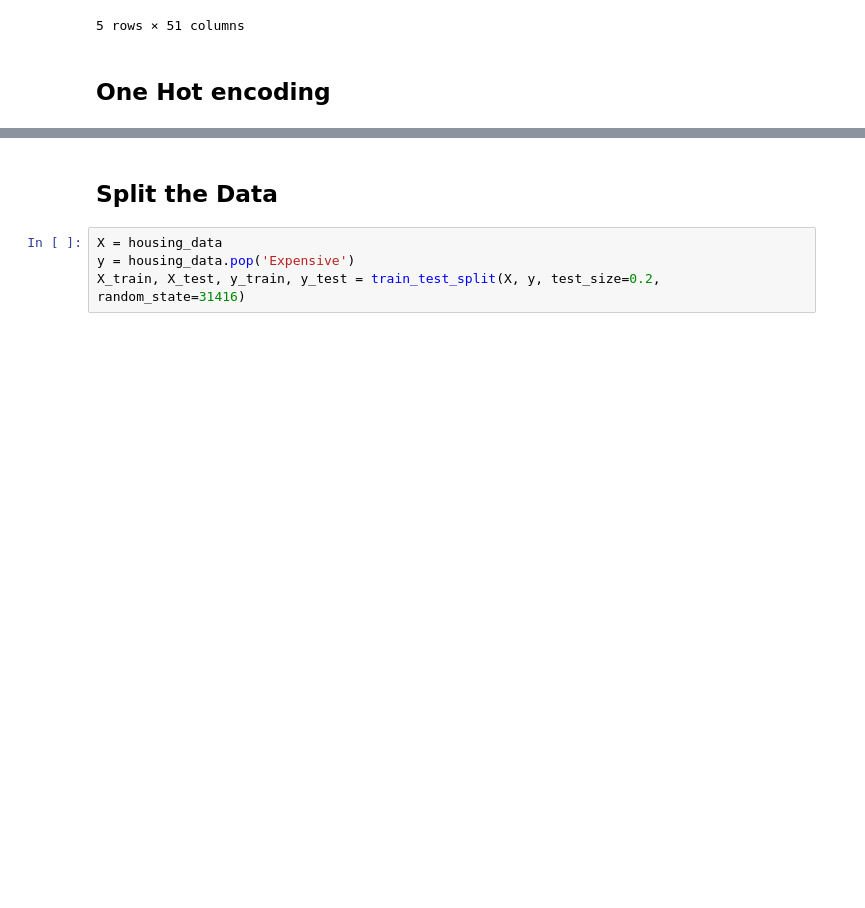
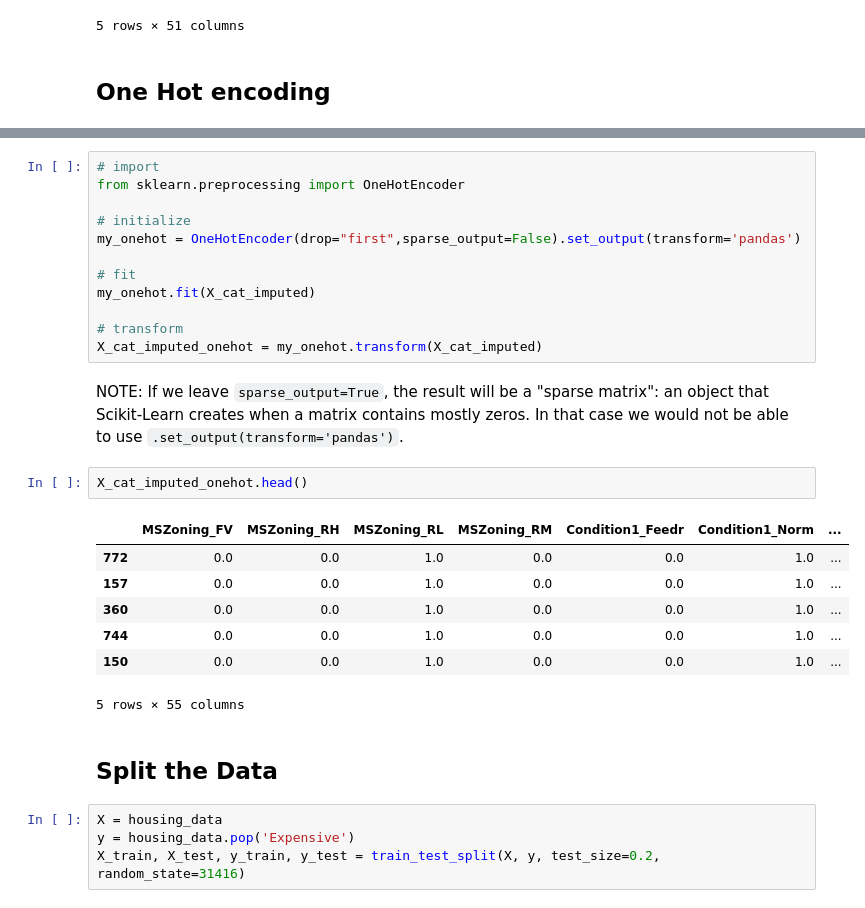
Before and after one commit to FindWhatYou/supervised_learning_project, a Jupyter notebook: 5_housing_data_iteration3_desigion_tree.ipynb, the cells around one changed output, grey strips where cells are left out. Saved outputs shown, nothing was run; the diff lists cells and outputs as text; blank space fills up the shorter version.

```diff
--- a/5_housing_data_iteration3_desigion_tree.ipynb
+++ b/5_housing_data_iteration3_desigion_tree.ipynb
@@ -95,3 +101,27 @@ TILLL NOW!!!
+# %%
+# import
+from sklearn.preprocessing import OneHotEncoder
+
+# initialize
+my_onehot = OneHotEncoder(drop="first",sparse_output=False).set_output(transform='pandas')
+
+# fit
+my_onehot.fit(X_cat_imputed)
+
+# transform
+X_cat_imputed_onehot = my_onehot.transform(X_cat_imputed)
+# %% [markdown]
+NOTE: If we leave `sparse_output=True`, the result will be a "sparse matrix": an object that Scikit-Learn creates when a matrix contains mostly zeros. In that case we would not be able to use `.set_output(transform='pandas')`.
+# %%
+X_cat_imputed_onehot.head()
+# %% [output]
+|  | MSZoning_FV | MSZoning_RH | MSZoning_RL | MSZoning_RM | Condition1_Feedr | Condition1_Norm | ... |
+| 772 | 0.0 | 0.0 | 1.0 | 0.0 | 0.0 | 1.0 | ... |
+| 157 | 0.0 | 0.0 | 1.0 | 0.0 | 0.0 | 1.0 | ... |
+| 360 | 0.0 | 0.0 | 1.0 | 0.0 | 0.0 | 1.0 | ... |
+| 744 | 0.0 | 0.0 | 1.0 | 0.0 | 0.0 | 1.0 | ... |
+| 150 | 0.0 | 0.0 | 1.0 | 0.0 | 0.0 | 1.0 | ... |
+5 rows × 55 columns
 # %% [markdown]
 ## Split the Data
 # %%
```
Also changed, not shown: parts of 89 cells of this notebook, 1 other file.
